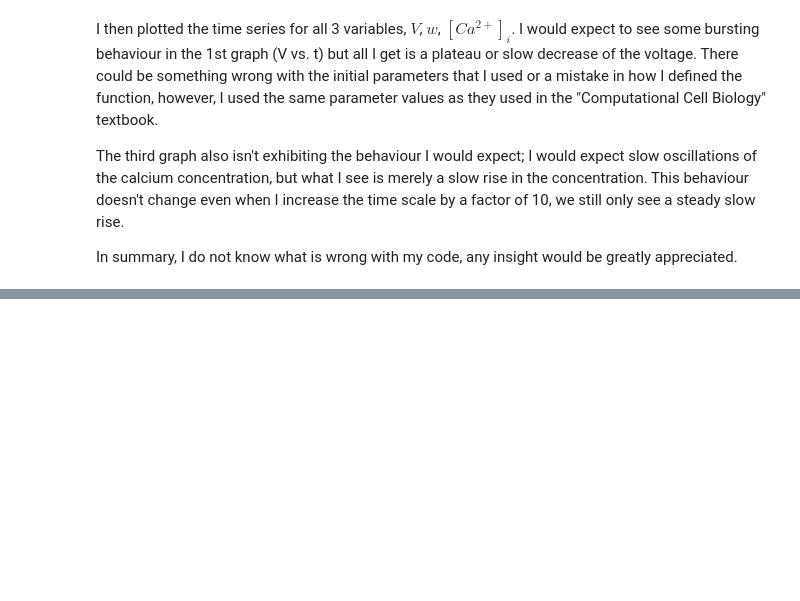
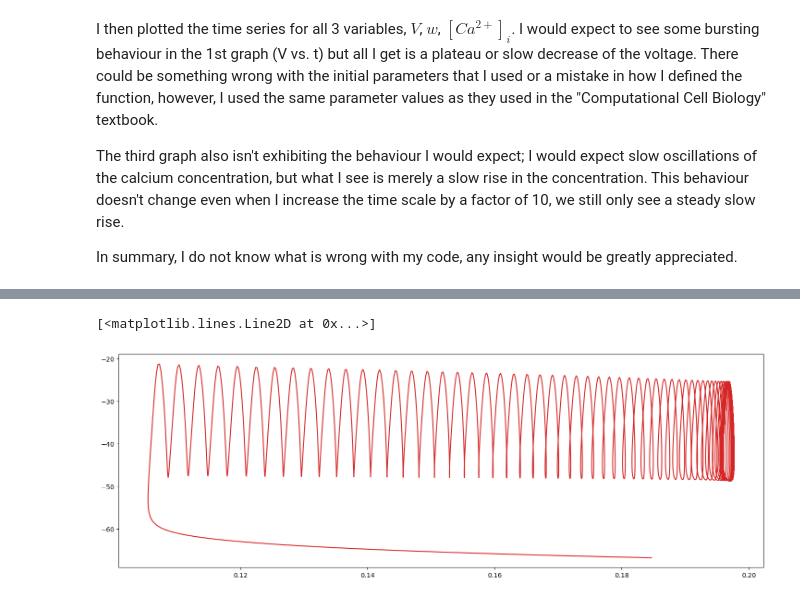
Before and after one commit to DoorFella/NSCI0011-Scientific-Computing, a Jupyter notebook: Prototype/Chay_Keizer_prototype.ipynb, the cells around one changed output, grey strips where cells are left out. Saved outputs shown, nothing was run; the diff lists cells and outputs as text; code cells hidden in the pictures; blank space fills up the shorter version.

```diff
--- a/Prototype/Chay_Keizer_prototype.ipynb
+++ b/Prototype/Chay_Keizer_prototype.ipynb
@@ -111,3 +168,10 @@ plt.show()
+# %%
+fig, (ax) = plt.subplots(1, 1, figsize=(18, 6))
+
+ax.plot(sol.y[2, :], sol.y[0, :], label="V (mV)", color=col)
+# %% [output]
+[<matplotlib.lines.Line2D at 0x...>]
+[figure, added]
 # %%
 from Function_bank import CK_fsolve_Cai
 
```
Also changed, not shown: parts of 35 cells of this notebook, 16 other files.
